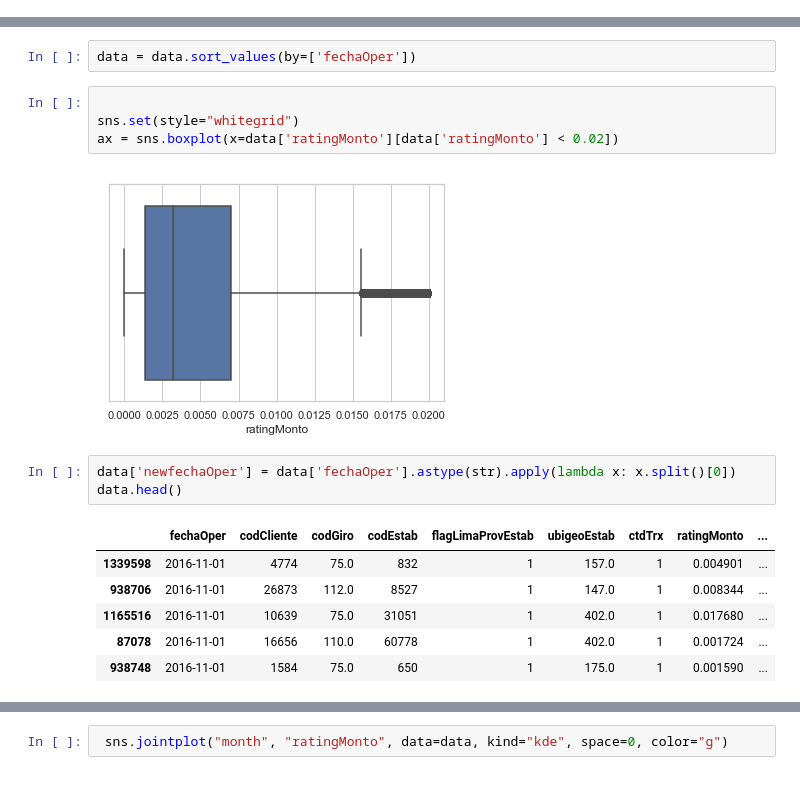
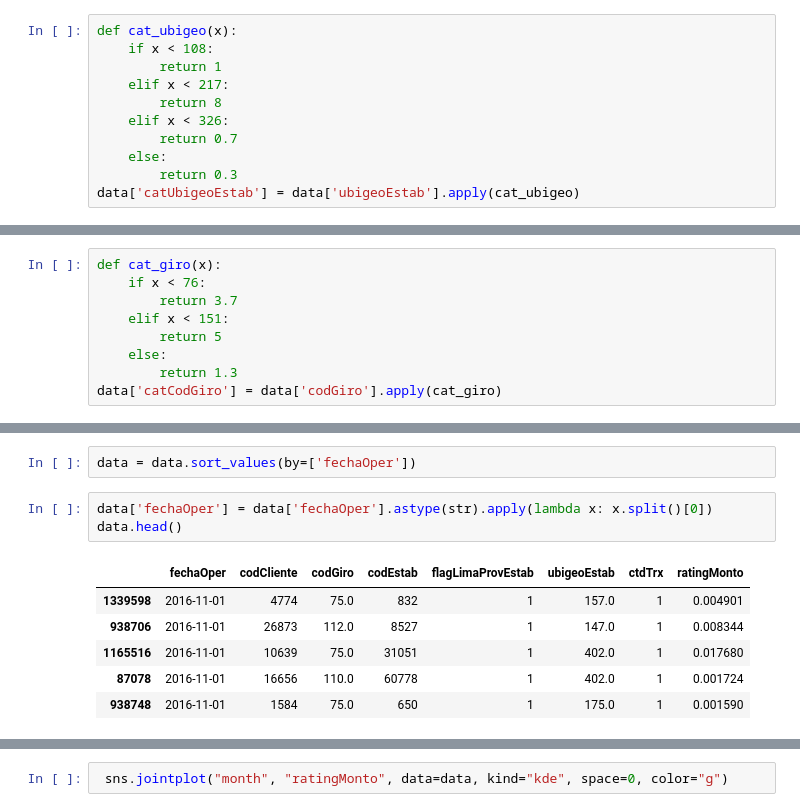
Before and after one commit to kendalvictor/codeando, a Jupyter notebook: machine_learning/_bbva data challeneger 2018/analysis_train.ipynb, the cells around one changed output, grey strips where cells are left out. Drawn from its saved outputs; the diff is of its cells as text; blank space fills up the shorter version.

```diff
--- a/machine_learning/_bbva data challeneger 2018/analysis_train.ipynb
+++ b/machine_learning/_bbva data challeneger 2018/analysis_train.ipynb
@@ -89,0 +105,11 @@ sns.distplot(data['ubigeoEstab'], bins=4)
+# %%
+def cat_ubigeo(x):
+    if x < 108:
+        return 1
+    elif x < 217:
+        return 8
+    elif x < 326:
+        return 0.7
+    else:
+        return 0.3
+data['catUbigeoEstab'] = data['ubigeoEstab'].apply(cat_ubigeo)
@@ -90,3 +150,12 @@ sns.distplot(data['ubigeoEstab'], bins=4)
+# %%
+def cat_giro(x):
+    if x < 76:
+        return 3.7
+    elif x < 151:
+        return 5
+    else:
+        return 1.3
+data['catCodGiro'] = data['codGiro'].apply(cat_giro)
 # %% [markdown]
 ## ANALIZANDO FECHA
 # %%
@@ -104,20 +173,14 @@ ratingMonto                 float64
 dtype: object
 # %%
 data = data.sort_values(by=['fechaOper'])
-# %%
-
-sns.set(style="whitegrid")
-ax = sns.boxplot(x=data['ratingMonto'][data['ratingMonto'] < 0.02])
-# %% [output]
-[figure, removed]
 # %%
-data['newfechaOper'] = data['fechaOper'].astype(str).apply(lambda x: x.split()[0])
+data['fechaOper'] = data['fechaOper'].astype(str).apply(lambda x: x.split()[0])
 data.head()
 # %% [output]
-|  | fechaOper | codCliente | codGiro | codEstab | flagLimaProvEstab | ubigeoEstab | ctdTrx | ratingMonto | ... |
-| 1339598 | 2016-11-01 | 4774 | 75.0 | 832 | 1 | 157.0 | 1 | 0.004901 | ... |
-| 938706 | 2016-11-01 | 26873 | 112.0 | 8527 | 1 | 147.0 | 1 | 0.008344 | ... |
-| 1165516 | 2016-11-01 | 10639 | 75.0 | 31051 | 1 | 402.0 | 1 | 0.017680 | ... |
-| 87078 | 2016-11-01 | 16656 | 110.0 | 60778 | 1 | 402.0 | 1 | 0.001724 | ... |
-| 938748 | 2016-11-01 | 1584 | 75.0 | 650 | 1 | 175.0 | 1 | 0.001590 | ... |
+|  | fechaOper | codCliente | codGiro | codEstab | flagLimaProvEstab | ubigeoEstab | ctdTrx | ratingMonto |
+| 1339598 | 2016-11-01 | 4774 | 75.0 | 832 | 1 | 157.0 | 1 | 0.004901 |
+| 938706 | 2016-11-01 | 26873 | 112.0 | 8527 | 1 | 147.0 | 1 | 0.008344 |
+| 1165516 | 2016-11-01 | 10639 | 75.0 | 31051 | 1 | 402.0 | 1 | 0.017680 |
+| 87078 | 2016-11-01 | 16656 | 110.0 | 60778 | 1 | 402.0 | 1 | 0.001724 |
+| 938748 | 2016-11-01 | 1584 | 75.0 | 650 | 1 | 175.0 | 1 | 0.001590 |
 # %%
```
Also changed, not shown: parts of 78 cells of this notebook, 6 other files.
